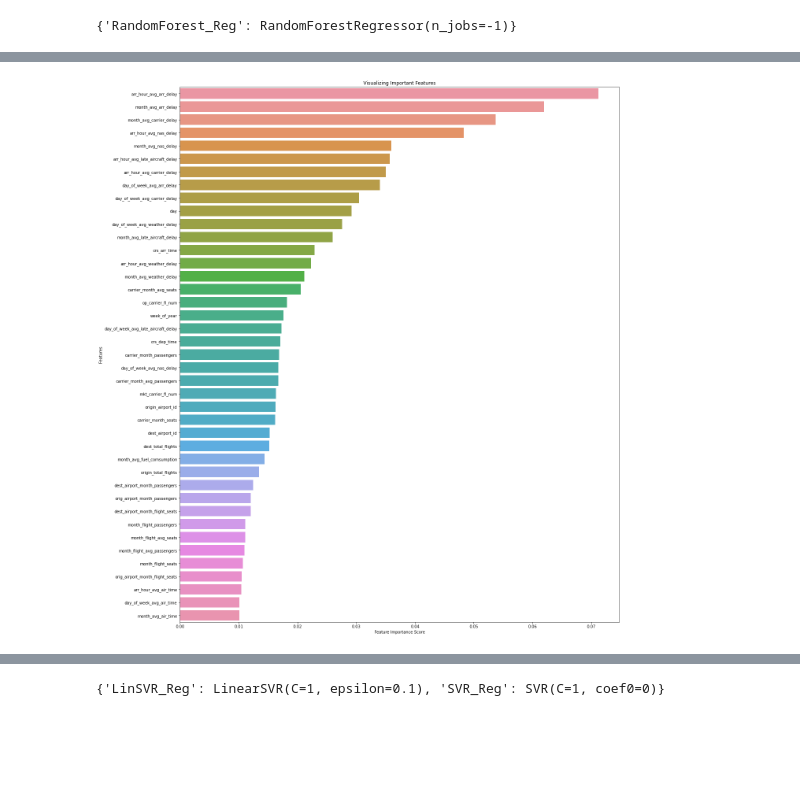
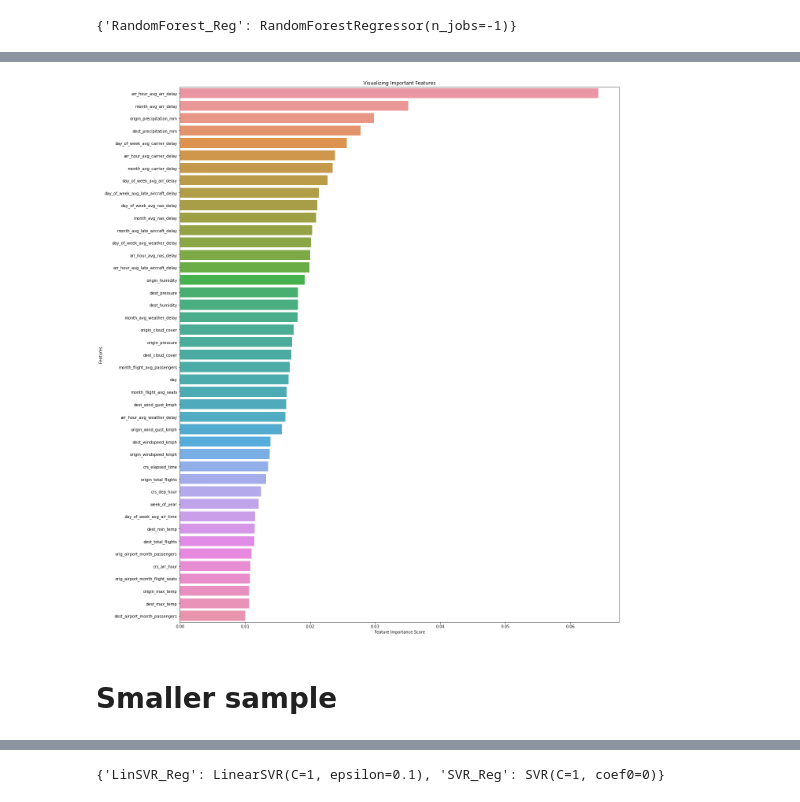
Before and after one commit to Zmek95/Flight_Delay_Predictor, a Jupyter notebook: full_framework.ipynb, the cells around one changed output, grey strips where cells are left out. Cells and saved outputs as stored; diff of their text form; code cells hidden in the pictures; blank space fills up the shorter version.

Commit message:
Random forest trained

```diff
--- a/full_framework.ipynb
+++ b/full_framework.ipynb
@@ -18,0 +86,6 @@ X_df.head()
+# %%
+to_drop = ['mkt_carrier_fl_num', 'op_carrier_fl_num', 'origin_airport_id', 'origin', 'dest_airport_id',
+          'dest', 'crs_dep_time', 'crs_arr_time', 'origin_weather_description', 'dest_weather_description']
+X_df.drop(to_drop, axis=1, inplace=True)
+print(X_df.shape)
+X_df.head()
@@ -21,2 +111,4 @@ X_df.head()
 # %%
-train_cleaned, scaler = scale_encoder(train_n_null)
+scaled_df, scaler = scale_encoder(X_df)
+print(scaled_df.shape)
+scaled_df.head()
@@ -23,4 +127,2 @@ train_cleaned, scaler = scale_encoder(train_n_null)
 # %% [markdown]
 ## Modelling
-# %%
-y_df = pd.read_csv('data/target.csv')
@@ -39,7 +129,7 @@ y_df.head()
 # %%
 from src.modules.models import randforest_reg, ensemble_feature_importance, regmodel_evaluation
 # %%
-X = X_df.values
+X = scaled_df.values
 y = y_df.values.ravel()
 # %%
 print(X.shape, y.shape)
@@ -65,8 +155,10 @@ RandomForest_Reg metrics:
 
 *******************************************************************
 # %%
-ensemble_feature_importance(trained_model['RandomForest_Reg'], X_df)
+ensemble_feature_importance(trained_model['RandomForest_Reg'], scaled_df)
 # %% [output]
-[figure, old version]
+[figure, new version]
+# %% [markdown]
+# Smaller sample
 # %%
 from src.modules.models import svr_reg
```
Also changed, not shown: parts of 25 cells of this notebook, 1 other file.
